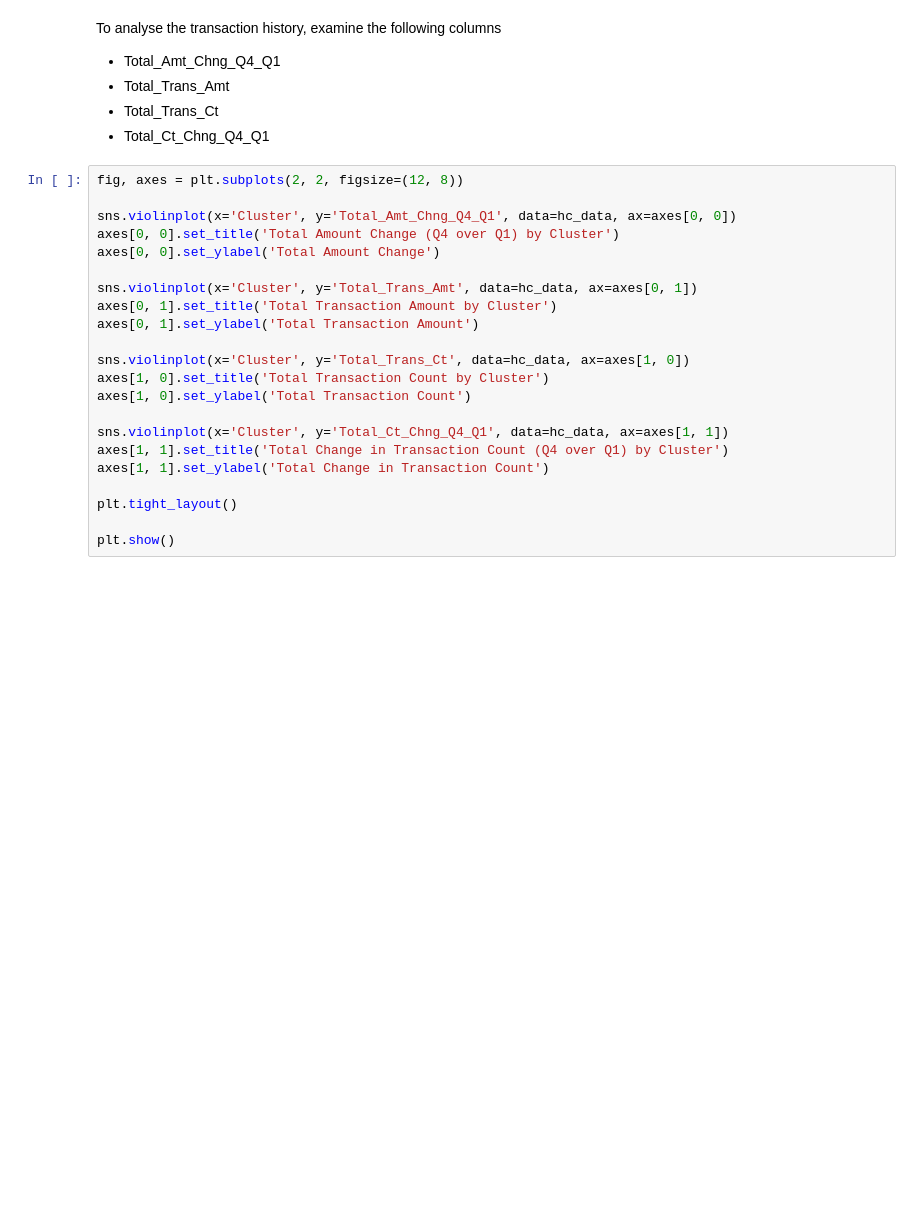
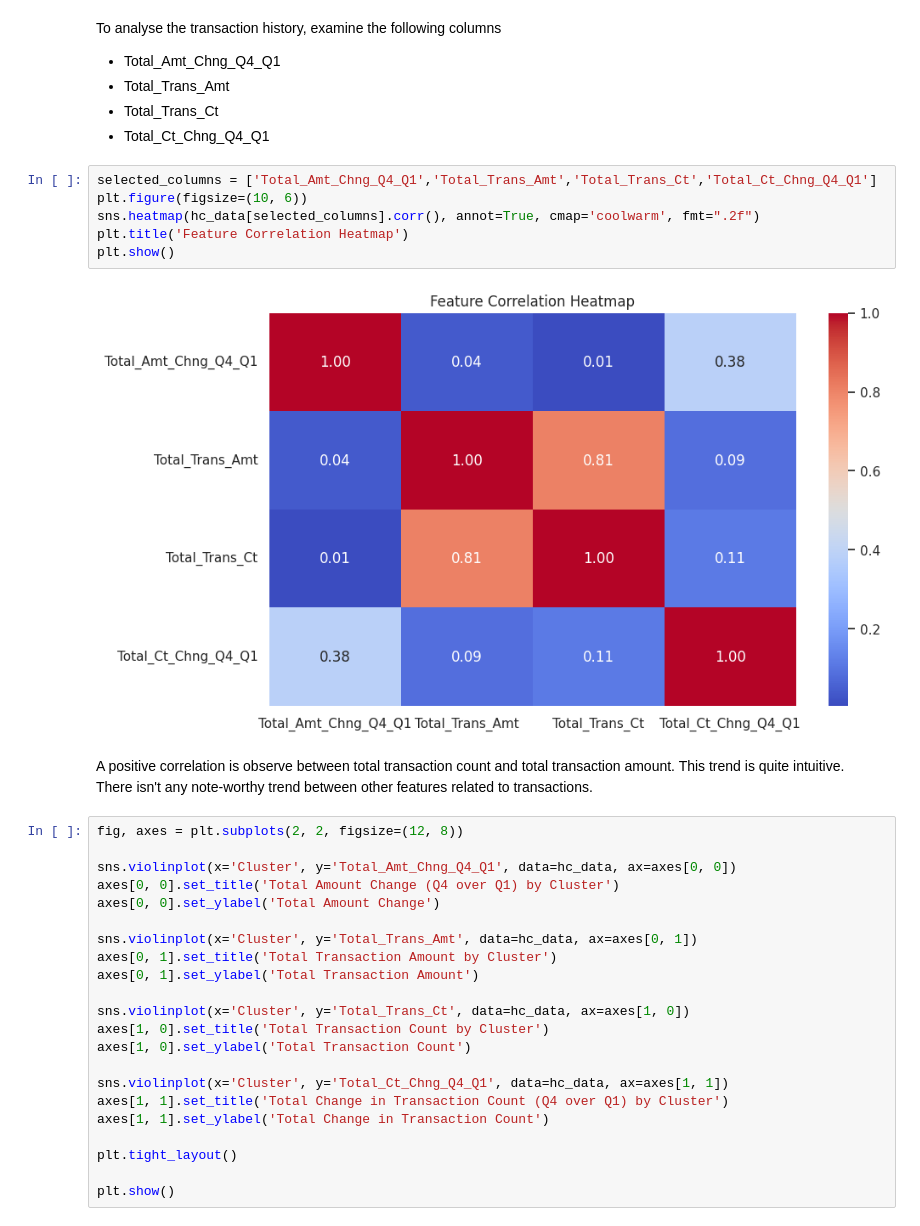
Before and after one commit to SpikyCherry/DSA3101_group9, a Jupyter notebook: A3_Customer_Behaviours.ipynb, the cells around one changed output. Drawn from its saved outputs; the diff is of its cells as text; blank space fills up the shorter version.

```diff
--- a/A3_Customer_Behaviours.ipynb
+++ b/A3_Customer_Behaviours.ipynb
@@ -423,6 +446,17 @@ To analyse the transaction history, examine the following columns
 - Total_Trans_Amt
 - Total_Trans_Ct
 - Total_Ct_Chng_Q4_Q1
+# %%
+selected_columns = ['Total_Amt_Chng_Q4_Q1','Total_Trans_Amt','Total_Trans_Ct','Total_Ct_Chng_Q4_Q1']
+plt.figure(figsize=(10, 6))
+sns.heatmap(hc_data[selected_columns].corr(), annot=True, cmap='coolwarm', fmt=".2f")
+plt.title('Feature Correlation Heatmap')
+plt.show()
+# %% [output]
+[figure, added]
+# %% [markdown]
+A positive correlation is observe between total transaction count and total transaction amount. This trend is quite intuitive.
+There isn't any note-worthy trend between other features related to transactions.
 # %%
 fig, axes = plt.subplots(2, 2, figsize=(12, 8))
 
```
Also changed, not shown: parts of 22 cells of this notebook.
